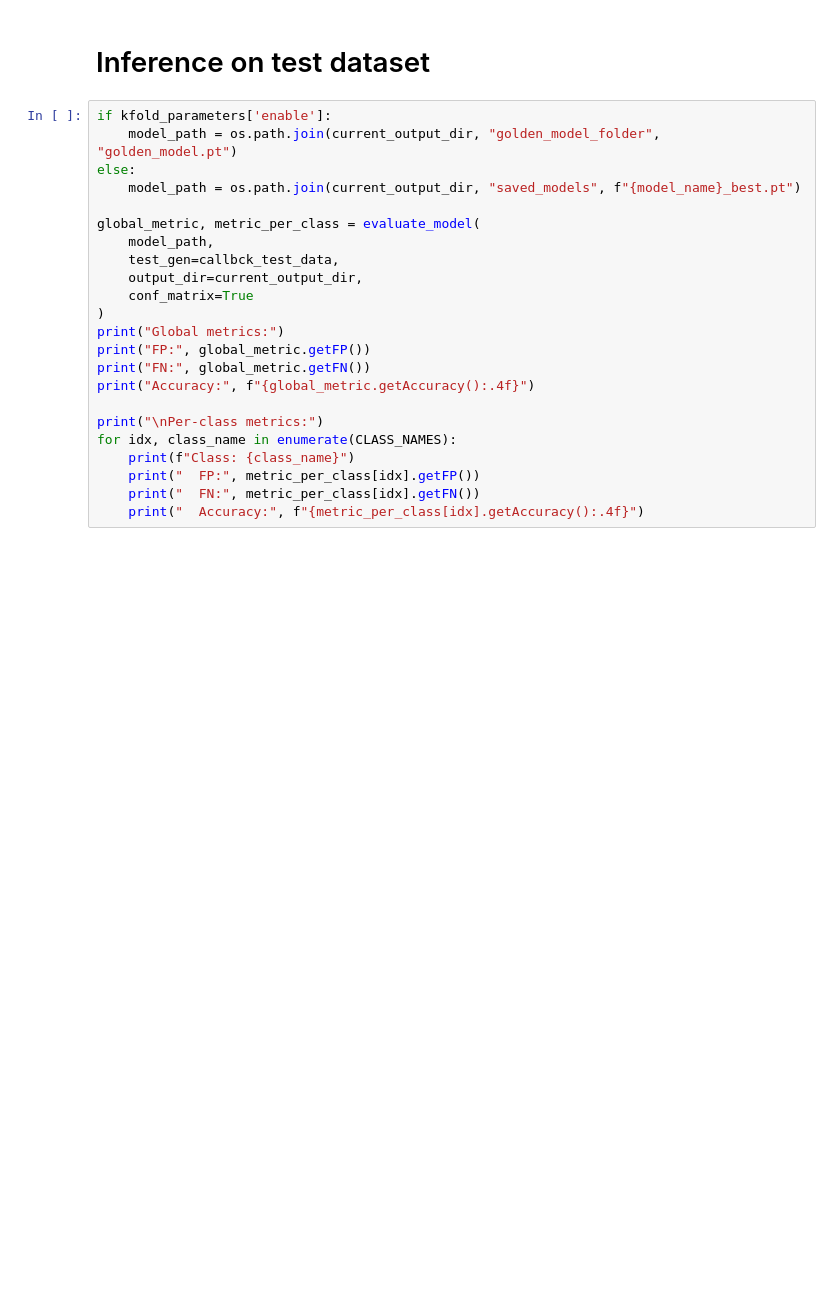
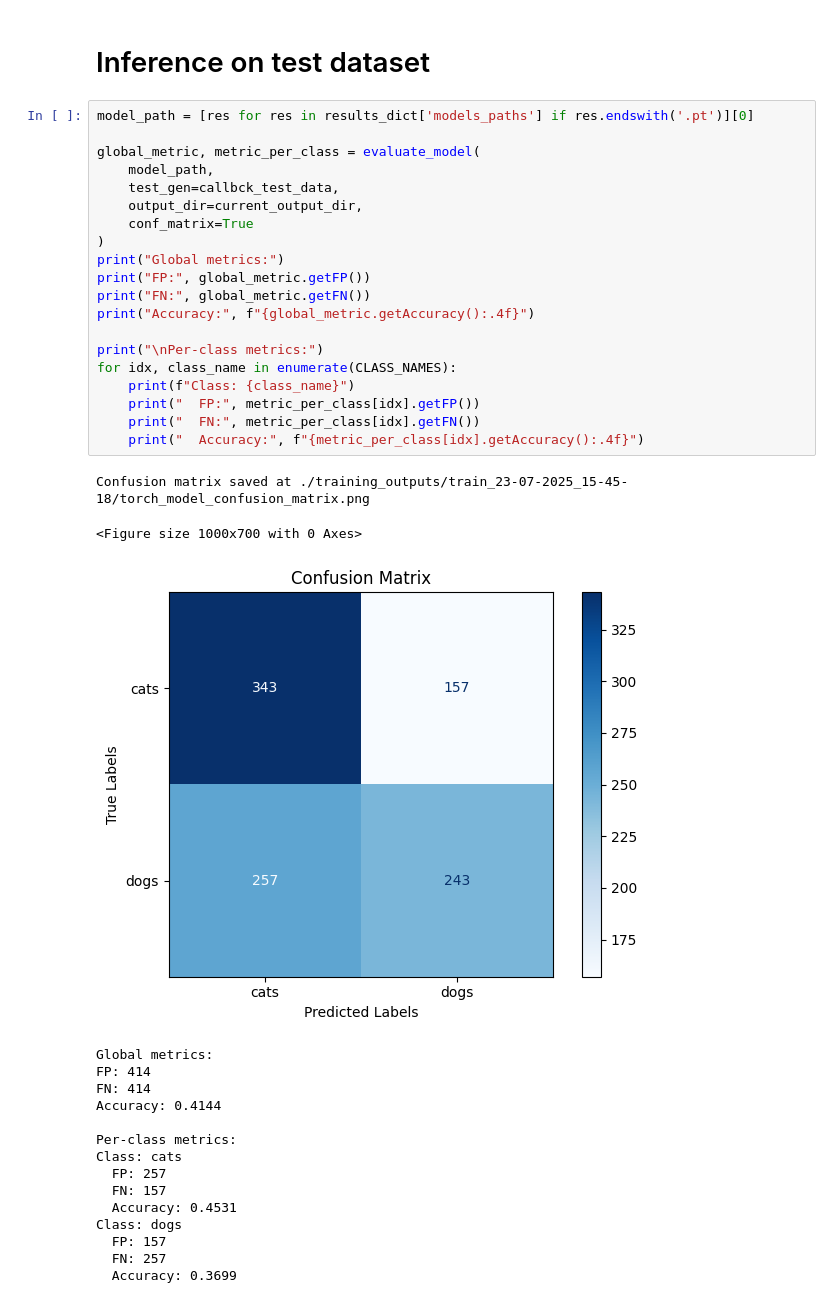
Before and after one commit to freedreamer82/saltup, a Jupyter notebook: examples/notebooks/saltup_classification_torch.ipynb, the cells around one changed output. Saved outputs shown, nothing was run; the diff lists cells and outputs as text; blank space fills up the shorter version.

```diff
--- a/examples/notebooks/saltup_classification_torch.ipynb
+++ b/examples/notebooks/saltup_classification_torch.ipynb
@@ -200,28 +295,43 @@ results_dict = training(
 # %% [markdown]
 # Inference on test dataset
 # %%
-if kfold_parameters['enable']:
-    model_path = os.path.join(current_output_dir, "golden_model_folder", "golden_model.pt")
-else:
-    model_path = os.path.join(current_output_dir, "saved_models", f"{model_name}_best.pt")
+model_path = [res for res in results_dict['models_paths'] if res.endswith('.pt')][0]
 
 global_metric, metric_per_class = evaluate_model(
     model_path,
     test_gen=callbck_test_data,
     output_dir=current_output_dir,
     conf_matrix=True
 )
 print("Global metrics:")
 print("FP:", global_metric.getFP())
 print("FN:", global_metric.getFN())
 print("Accuracy:", f"{global_metric.getAccuracy():.4f}")
 
 print("\nPer-class metrics:")
 for idx, class_name in enumerate(CLASS_NAMES):
     print(f"Class: {class_name}")
     print("  FP:", metric_per_class[idx].getFP())
     print("  FN:", metric_per_class[idx].getFN())
     print("  Accuracy:", f"{metric_per_class[idx].getAccuracy():.4f}")
+# %% [output]
+Confusion matrix saved at ./training_outputs/train_23-07-2025_15-45-18/torch_model_confusion_matrix.png
+<Figure size 1000x700 with 0 Axes>
+[figure, added]
+Global metrics:
+FP: 414
+FN: 414
+Accuracy: 0.4144
+
+Per-class metrics:
+Class: cats
+  FP: 257
+  FN: 157
+  Accuracy: 0.4531
+Class: dogs
+  FP: 157
+  FN: 257
+  Accuracy: 0.3699
 # %%
 # Save the current notebook with the results. This is done at the end to ensure all outputs are captured.
 save_current_notebook(current_output_dir)
```
Also changed, not shown: parts of 6 cells of this notebook, 3 other files.
